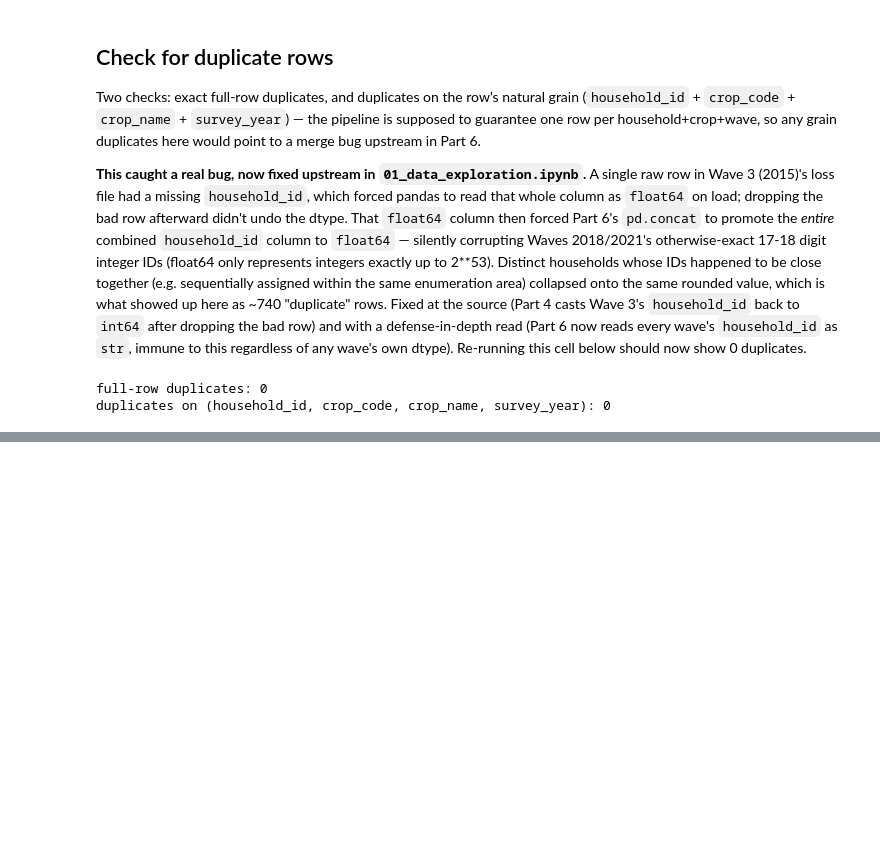
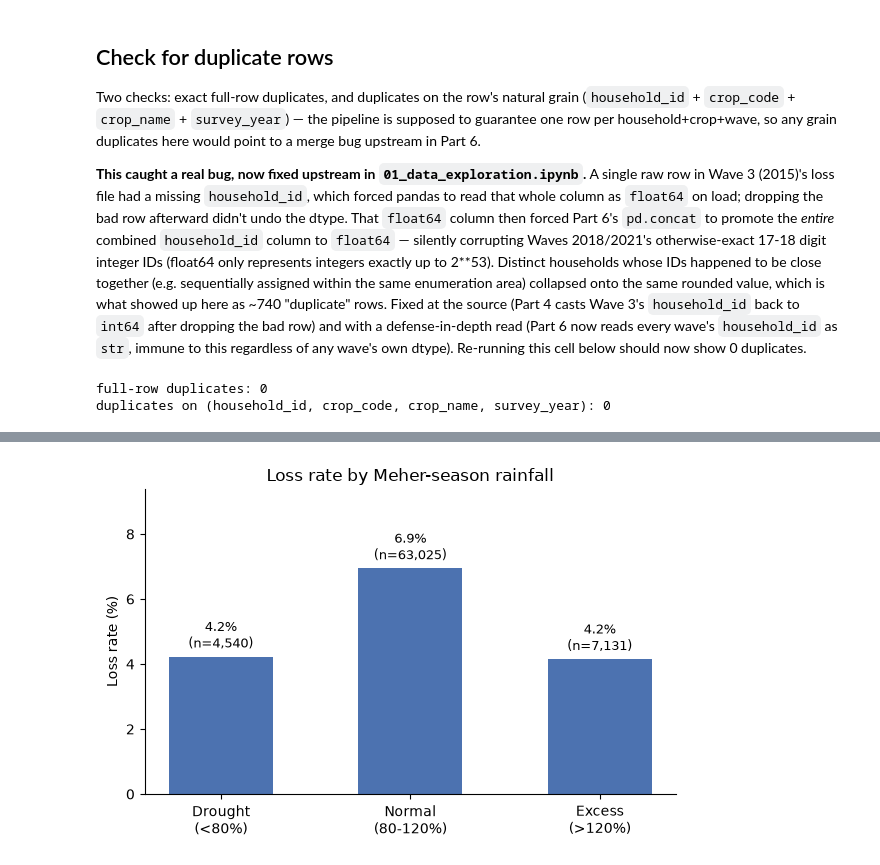
Before and after one commit to Melkam22/crop-loss-predictor-app, a Jupyter notebook: notebooks/02_feature_exploration.ipynb, the cells around one changed output, grey strips where cells are left out. Cells and saved outputs as stored; diff of their text form; code cells hidden in the pictures; blank space fills up the shorter version.

```diff
--- a/notebooks/02_feature_exploration.ipynb
+++ b/notebooks/02_feature_exploration.ipynb
@@ -236,0 +245,32 @@ duplicates on (household_id, crop_code, crop_name, survey_year): 0
+# %%
+import matplotlib.pyplot as plt
+
+BAR_COLOR = "#4C72B0"
+
+
+def rain_bucket(pct):
+    if pct < 80:
+        return "Drought\n(<80%)"
+    if pct > 120:
+        return "Excess\n(>120%)"
+    return "Normal\n(80-120%)"
+
+
+df_model["meher_rain_bucket"] = df_model["rainfall_meher_pct_of_avg"].apply(rain_bucket)
+bucket_order = ["Drought\n(<80%)", "Normal\n(80-120%)", "Excess\n(>120%)"]
+loss_by_bucket = (df_model.groupby("meher_rain_bucket")["loss_occurred"].mean() * 100).reindex(bucket_order)
+counts_by_bucket = df_model["meher_rain_bucket"].value_counts().reindex(bucket_order)
+
+fig, ax = plt.subplots(figsize=(6, 4))
+bars = ax.bar(loss_by_bucket.index, loss_by_bucket.values, color=BAR_COLOR, width=0.55)
+ax.set_ylabel("Loss rate (%)")
+ax.set_title("Loss rate by Meher-season rainfall")
+ax.spines[["top", "right"]].set_visible(False)
+for bar, val, n in zip(bars, loss_by_bucket.values, counts_by_bucket.values):
+    ax.text(bar.get_x() + bar.get_width() / 2, val + 0.15, f"{val:.1f}%\n(n={n:,})",
+             ha="center", va="bottom", fontsize=9)
+ax.set_ylim(0, loss_by_bucket.max() * 1.35)
+plt.tight_layout()
+plt.show()
+# %% [output]
+[figure, added]
```
Also changed, not shown: parts of 4 cells of this notebook, 1 other file.
